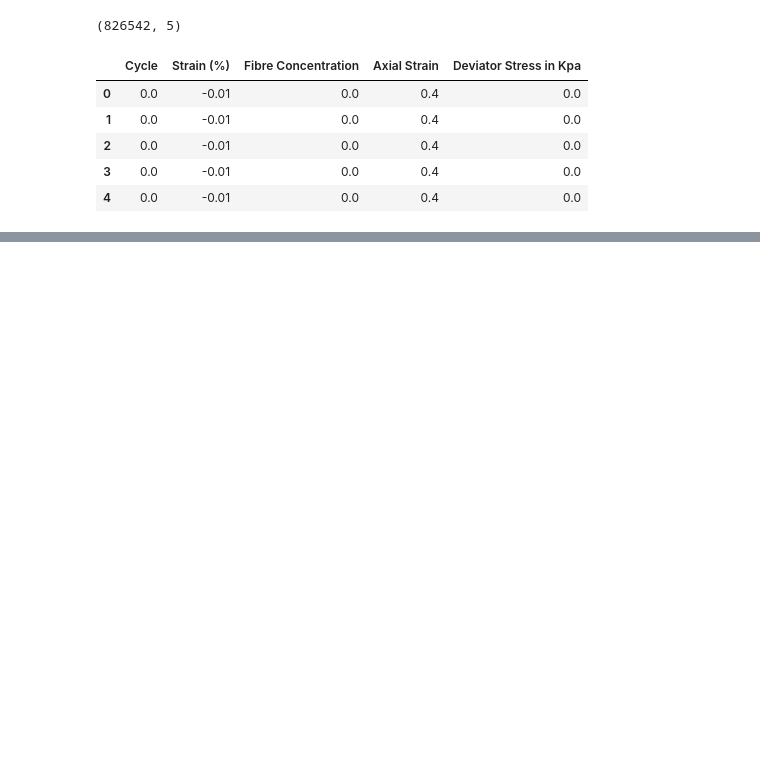
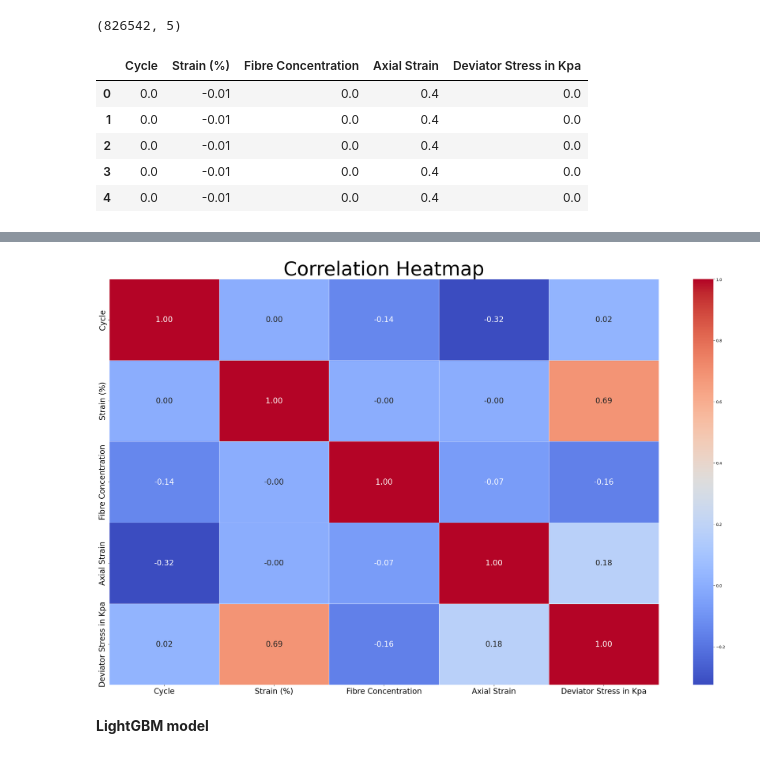
Before and after one commit to CODER-AsHuToSh/UnderGraduate_Project, a Jupyter notebook: UG_Project_Part_2.ipynb, the cells around one changed output, grey strips where cells are left out. Cells and saved outputs as stored; diff of their text form; code cells hidden in the pictures; blank space fills up the shorter version.

```diff
--- a/UG_Project_Part_2.ipynb
+++ b/UG_Project_Part_2.ipynb
@@ -84,0 +134,13 @@ df.head()
+# %%
+correlation_matrix = df.corr()
+plt.figure(figsize=(32, 19))
+sns.heatmap(correlation_matrix, annot=True, cmap='coolwarm', fmt=".2f", linewidths=0.5,
+            annot_kws={"size": 20})
+plt.yticks(fontsize=20)
+plt.xticks(fontsize=20)
+plt.title('Correlation Heatmap',fontsize=50)
+plt.show()
+# %% [output]
+[figure, added]
+# %% [markdown]
+**LightGBM model**
```
Also changed, not shown: parts of 40 cells of this notebook.
